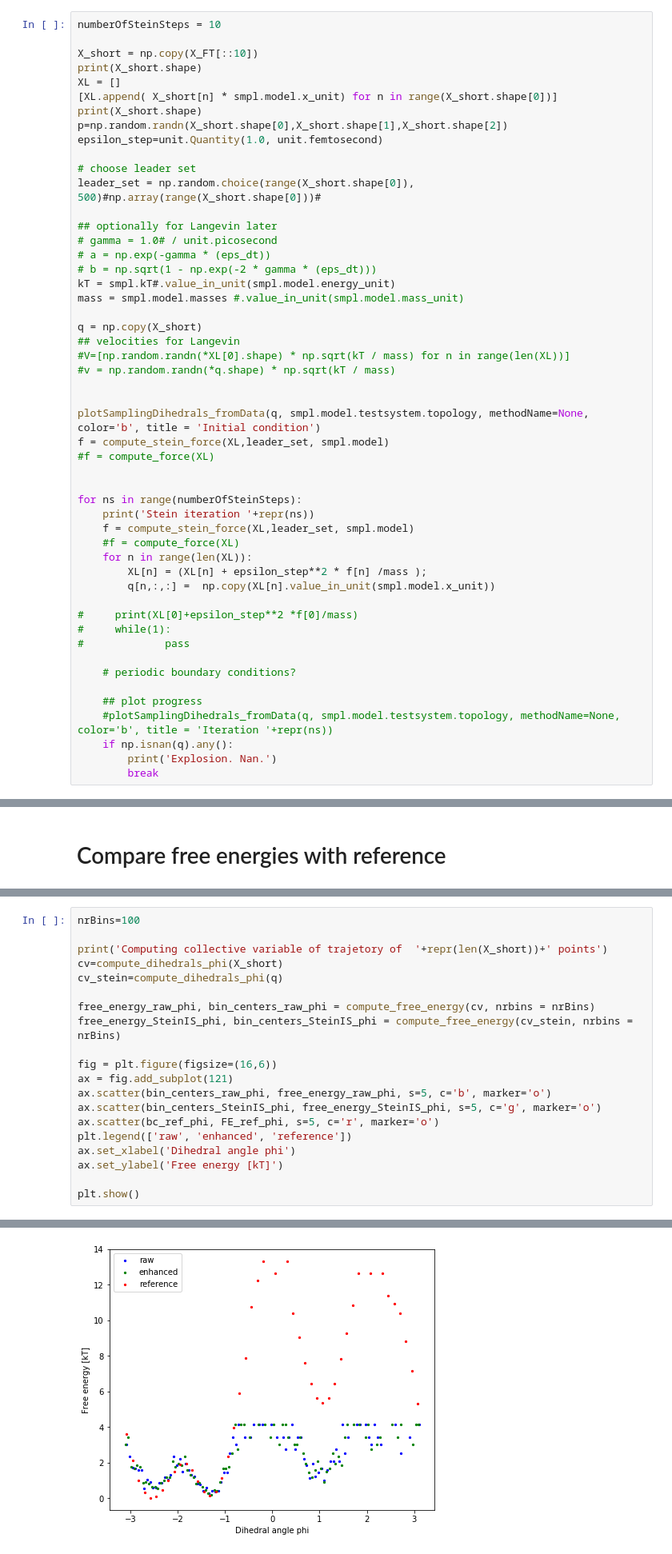
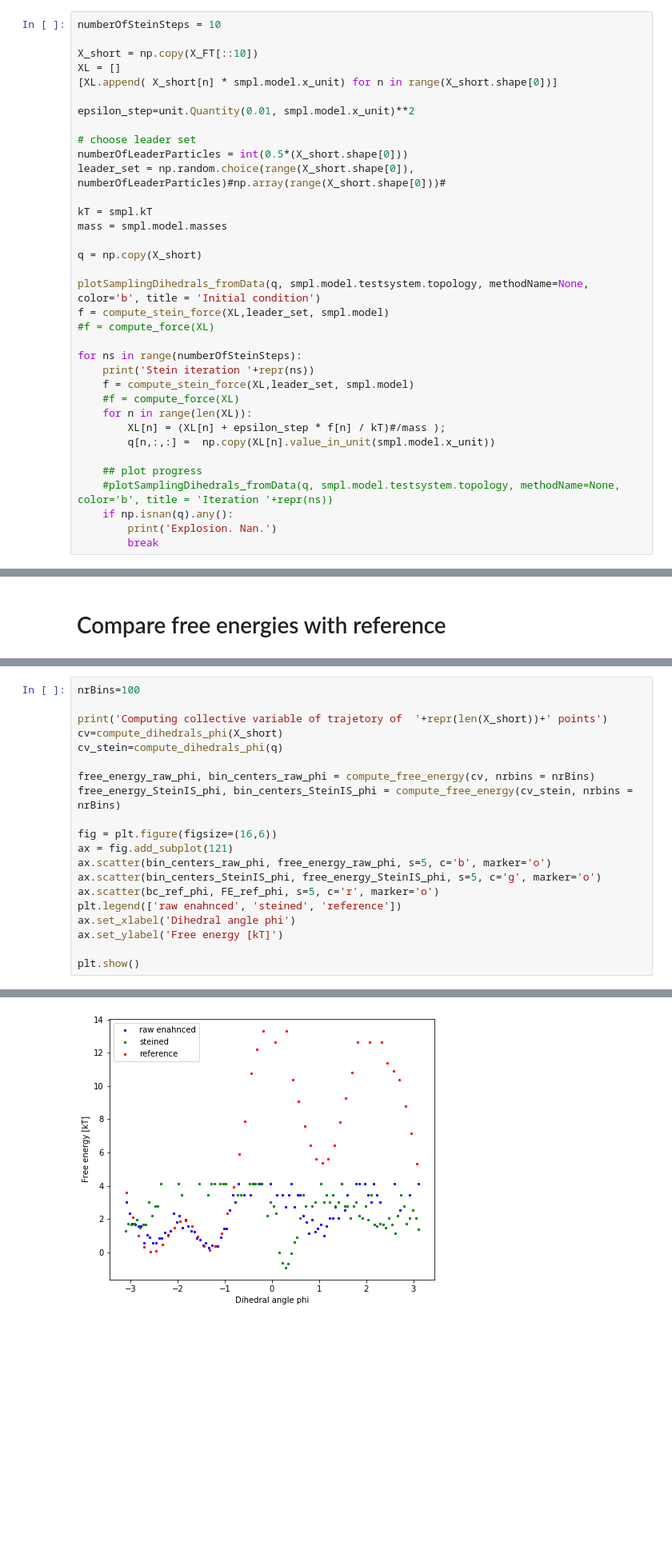
Before and after one commit to ZofiaTr/DFM, a Jupyter notebook: interactivePython/alanine_Stein.ipynb, the cells around one changed output, grey strips where cells are left out. Shown at 80% size. Cells and saved outputs as stored; diff of their text form; blank space fills up the shorter version.

Commit message:
stein progress: not working yet

```diff
--- a/interactivePython/alanine_Stein.ipynb
+++ b/interactivePython/alanine_Stein.ipynb
@@ -311,47 +311,31 @@ def compute_stein_force(XL, leader_set, model):
 numberOfSteinSteps = 10
 
 X_short = np.copy(X_FT[::10])
-print(X_short.shape)
 XL = []
 [XL.append( X_short[n] * smpl.model.x_unit) for n in range(X_short.shape[0])]
-print(X_short.shape)
-p=np.random.randn(X_short.shape[0],X_short.shape[1],X_short.shape[2])
-epsilon_step=unit.Quantity(1.0, unit.femtosecond)
+
+epsilon_step=unit.Quantity(0.01, smpl.model.x_unit)**2
 
 # choose leader set
-leader_set = np.random.choice(range(X_short.shape[0]), 500)#np.array(range(X_short.shape[0]))#
+numberOfLeaderParticles = int(0.5*(X_short.shape[0]))
+leader_set = np.random.choice(range(X_short.shape[0]), numberOfLeaderParticles)#np.array(range(X_short.shape[0]))#
 
-## optionally for Langevin later
-# gamma = 1.0# / unit.picosecond
-# a = np.exp(-gamma * (eps_dt))
-# b = np.sqrt(1 - np.exp(-2 * gamma * (eps_dt)))
-kT = smpl.kT#.value_in_unit(smpl.model.energy_unit)
-mass = smpl.model.masses #.value_in_unit(smpl.model.mass_unit)
+kT = smpl.kT
+mass = smpl.model.masses
 
 q = np.copy(X_short)
-## velocities for Langevin
-#V=[np.random.randn(*XL[0].shape) * np.sqrt(kT / mass) for n in range(len(XL))]
-#v = np.random.randn(*q.shape) * np.sqrt(kT / mass)
-
 
 plotSamplingDihedrals_fromData(q, smpl.model.testsystem.topology, methodName=None, color='b', title = 'Initial condition')
 f = compute_stein_force(XL,leader_set, smpl.model)
 #f = compute_force(XL)
-
 
 for ns in range(numberOfSteinSteps):
     print('Stein iteration '+repr(ns))
     f = compute_stein_force(XL,leader_set, smpl.model)
     #f = compute_force(XL)
     for n in range(len(XL)):
-        XL[n] = (XL[n] + epsilon_step**2 * f[n] /mass );
+        XL[n] = (XL[n] + epsilon_step * f[n] / kT)#/mass );
         q[n,:,:] =  np.copy(XL[n].value_in_unit(smpl.model.x_unit))
-
-#     print(XL[0]+epsilon_step**2 *f[0]/mass)
-#     while(1):
-#             pass
-
-    # periodic boundary conditions?
 
     ## plot progress
     #plotSamplingDihedrals_fromData(q, smpl.model.testsystem.topology, methodName=None, color='b', title = 'Iteration '+repr(ns))
@@ -398,23 +376,23 @@ bc_ref_psi = np.load(reference_folder_300K+ 'reference_alanine_300K_1fs_bins.npy
 # %%
 nrBins=100
 
 print('Computing collective variable of trajetory of  '+repr(len(X_short))+' points')
 cv=compute_dihedrals_phi(X_short)
 cv_stein=compute_dihedrals_phi(q)
 
 free_energy_raw_phi, bin_centers_raw_phi = compute_free_energy(cv, nrbins = nrBins)
 free_energy_SteinIS_phi, bin_centers_SteinIS_phi = compute_free_energy(cv_stein, nrbins = nrBins)
 
 fig = plt.figure(figsize=(16,6))
 ax = fig.add_subplot(121)
 ax.scatter(bin_centers_raw_phi, free_energy_raw_phi, s=5, c='b', marker='o')
 ax.scatter(bin_centers_SteinIS_phi, free_energy_SteinIS_phi, s=5, c='g', marker='o')
 ax.scatter(bc_ref_phi, FE_ref_phi, s=5, c='r', marker='o')
-plt.legend(['raw', 'enhanced', 'reference'])
+plt.legend(['raw enahnced', 'steined', 'reference'])
 ax.set_xlabel('Dihedral angle phi')
 ax.set_ylabel('Free energy [kT]')
 
 plt.show()
 # %% [output]
 Computing collective variable of trajetory of  1000 points
-[figure, old version]
+[figure, new version]
```
Also changed, not shown: parts of 5 cells of this notebook, 1 other file.
